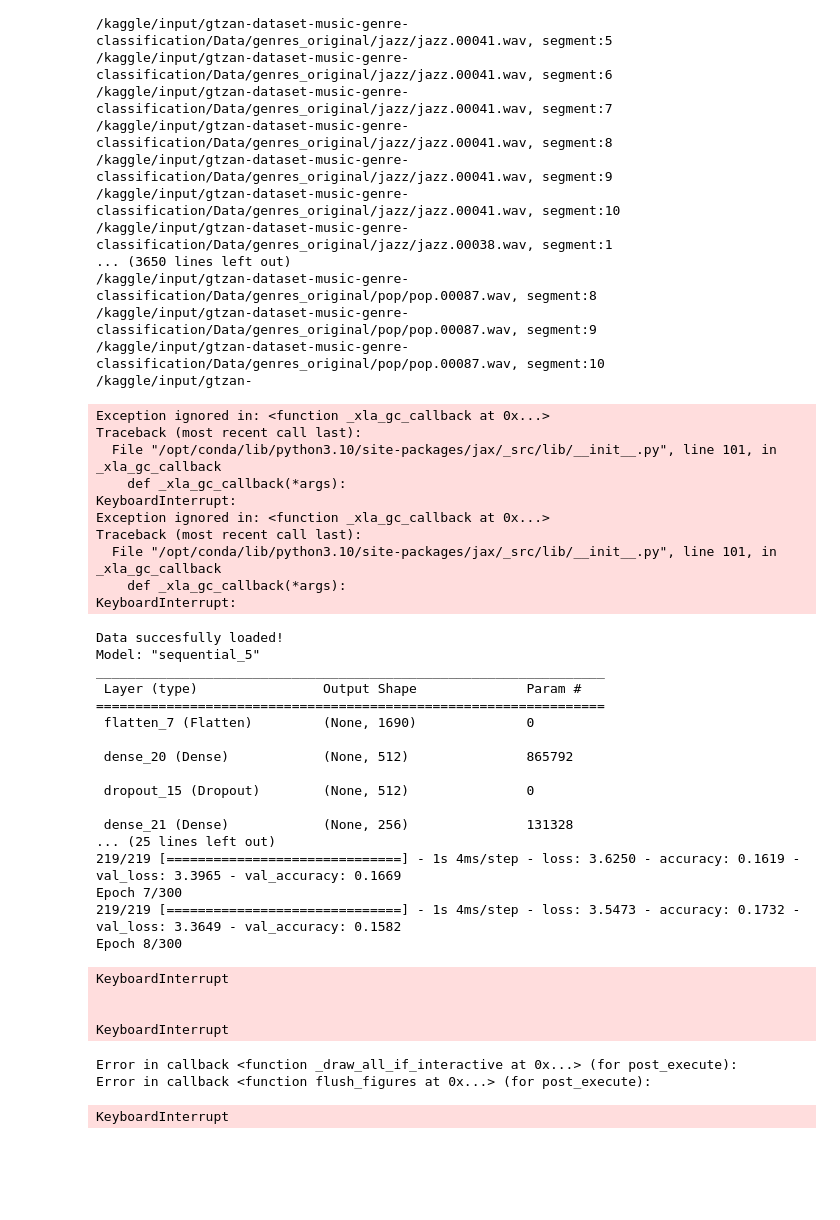
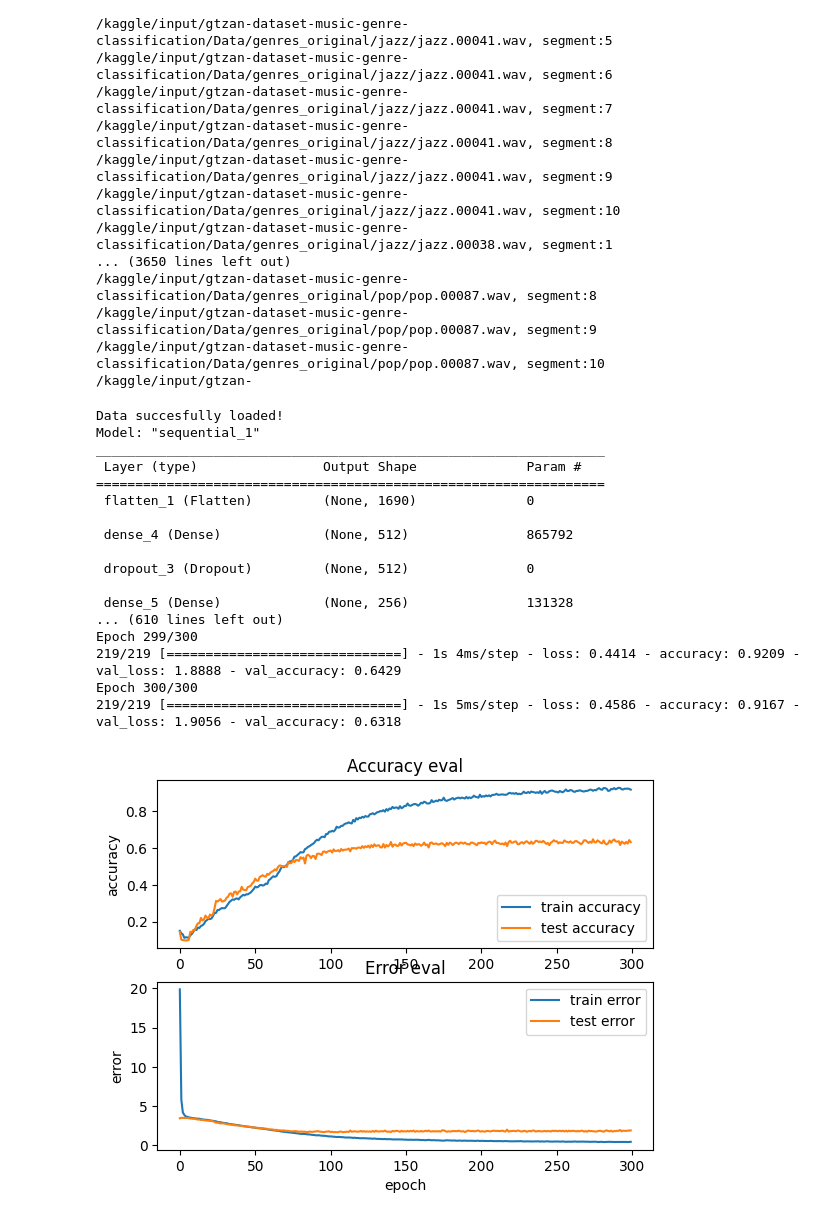
Before and after one commit to yuossfalaa/Music-genre-classification-, a Jupyter notebook: music-genre-classification.ipynb, the cells around one changed output. Drawn from its saved outputs; the diff is of its cells as text; code cells hidden in the pictures; blank space fills up the shorter version.

```diff
--- a/music-genre-classification.ipynb
+++ b/music-genre-classification.ipynb
@@ -133,68 +133,51 @@ def plot_history(history):
     axs[0].plot(history.history["val_accuracy"],label="test accuracy")
     axs[0].set_ylabel("accuracy")
     axs[0].legend(loc="lower right")
-    axs.set_title("Accuracy eval")
+    axs[0].set_title("Accuracy eval")
 
     axs[1].plot(history.history["loss"],label="train error")
     axs[1].plot(history.history["val_loss"],label="test error")
     axs[1].set_ylabel("error")
     axs[1].set_xlabel("epoch")
     axs[1].legend(loc="upper right")
-    axs.set_title("Error eval")
+    axs[1].set_title("Error eval")
 
     plt.show()
 # %%
-fig,axs = plt.subplots(2)
 x,y= load_data(JSON_PATH)
 x_train,x_test,y_train,y_test = train_test_split(x,y,test_size=0.3)
 model = keras.Sequential([
         keras.layers.Flatten(input_shape=(x.shape[1],x.shape[2])),
         keras.layers.Dense(512,activation="relu",kernel_regularizer=keras.regularizers.l2(0.001)),
         keras.layers.Dropout(0.3),
         keras.layers.Dense(256,activation="relu", kernel_regularizer=keras.regularizers.l2(0.001)),
         keras.layers.Dropout(0.3),
         keras.layers.Dense(64,activation="relu",kernel_regularizer=keras.regularizers.l2(0.001)),
         keras.layers.Dropout(0.3),
         keras.layers.Dense(10,activation="softmax")
         ])
 optimizer = keras.optimizers.Adam(learning_rate=0.0001)
 model.compile(optimizer=optimizer,loss="sparse_categorical_crossentropy",metrics=['accuracy'])
 model.summary()
 history = model.fit(x_train,y_train,validation_data = ( x_test,y_test),batch_size = 32,epochs = 300)
 model.save(Model_PATH)
 plot_history(history)
 # %% [output]
-Exception ignored in: <function _xla_gc_callback at 0x...>
-Traceback (most recent call last):
-  File "/opt/conda/lib/python3.10/site-packages/jax/_src/lib/__init__.py", line 101, in _xla_gc_callback
-    def _xla_gc_callback(*args):
-KeyboardInterrupt:
-Exception ignored in: <function _xla_gc_callback at 0x...>
-Traceback (most recent call last):
-  File "/opt/conda/lib/python3.10/site-packages/jax/_src/lib/__init__.py", line 101, in _xla_gc_callback
-    def _xla_gc_callback(*args):
-KeyboardInterrupt:
+Data succesfully loaded!
+Model: "sequential_1"
+_________________________________________________________________
+ Layer (type)                Output Shape              Param #
+=================================================================
+ flatten_1 (Flatten)         (None, 1690)              0
+
+ dense_4 (Dense)             (None, 512)               865792
+
+ dropout_3 (Dropout)         (None, 512)               0
+
+ dense_5 (Dense)             (None, 256)               131328
+... (610 lines left out)
+Epoch 299/300
+219/219 [==============================] - 1s 4ms/step - loss: 0.4414 - accuracy: 0.9209 - val_loss: 1.8888 - val_accuracy: 0.6429
+Epoch 300/300
+219/219 [==============================] - 1s 5ms/step - loss: 0.4586 - accuracy: 0.9167 - val_loss: 1.9056 - val_accuracy: 0.6318
-Data succesfully loaded!
-Model: "sequential_5"
-_________________________________________________________________
- Layer (type)                Output Shape              Param #
-=================================================================
- flatten_7 (Flatten)         (None, 1690)              0
-
- dense_20 (Dense)            (None, 512)               865792
-
- dropout_15 (Dropout)        (None, 512)               0
-
- dense_21 (Dense)            (None, 256)               131328
-... (25 lines left out)
-219/219 [==============================] - 1s 4ms/step - loss: 3.6250 - accuracy: 0.1619 - val_loss: 3.3965 - val_accuracy: 0.1669
-Epoch 7/300
-219/219 [==============================] - 1s 4ms/step - loss: 3.5473 - accuracy: 0.1732 - val_loss: 3.3649 - val_accuracy: 0.1582
-Epoch 8/300
-KeyboardInterrupt
-
-
-KeyboardInterrupt
-Error in callback <function _draw_all_if_interactive at 0x...> (for post_execute):
-Error in callback <function flush_figures at 0x...> (for post_execute):
-KeyboardInterrupt
+[figure, added]
```
